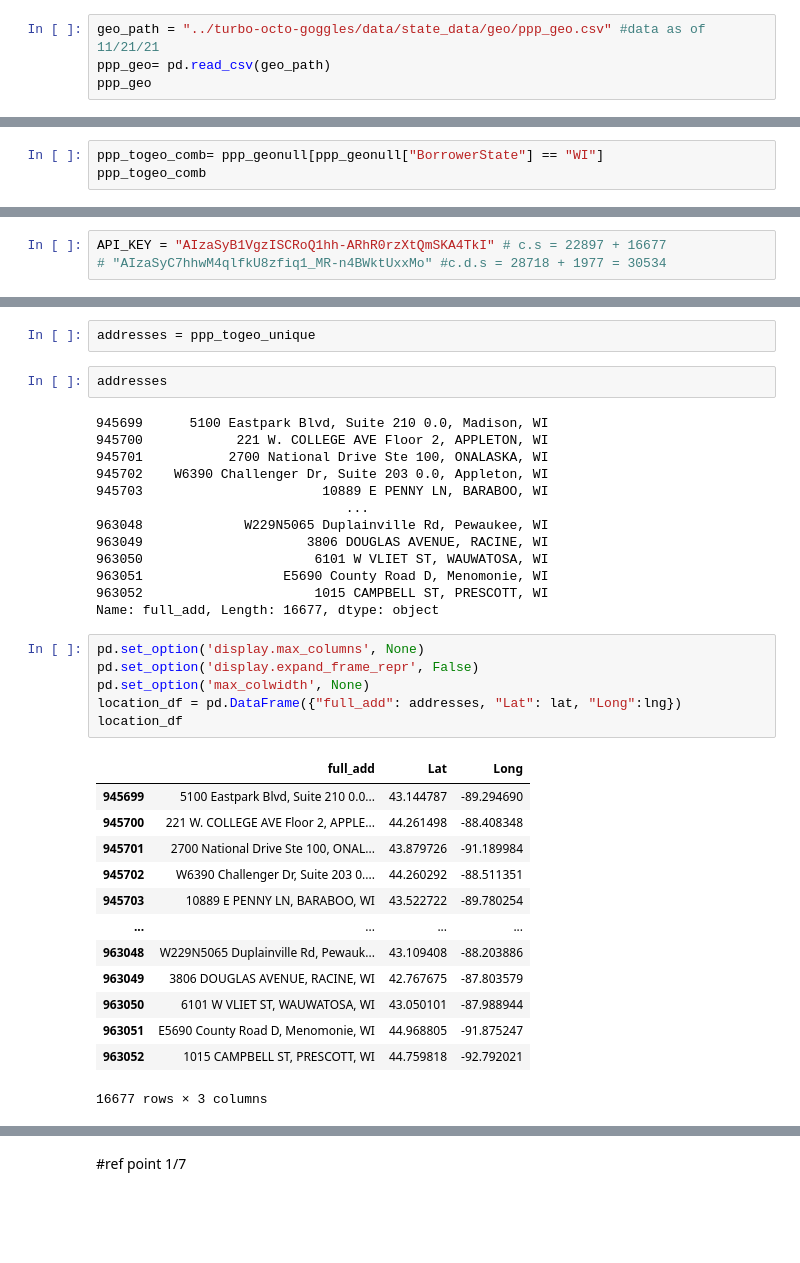
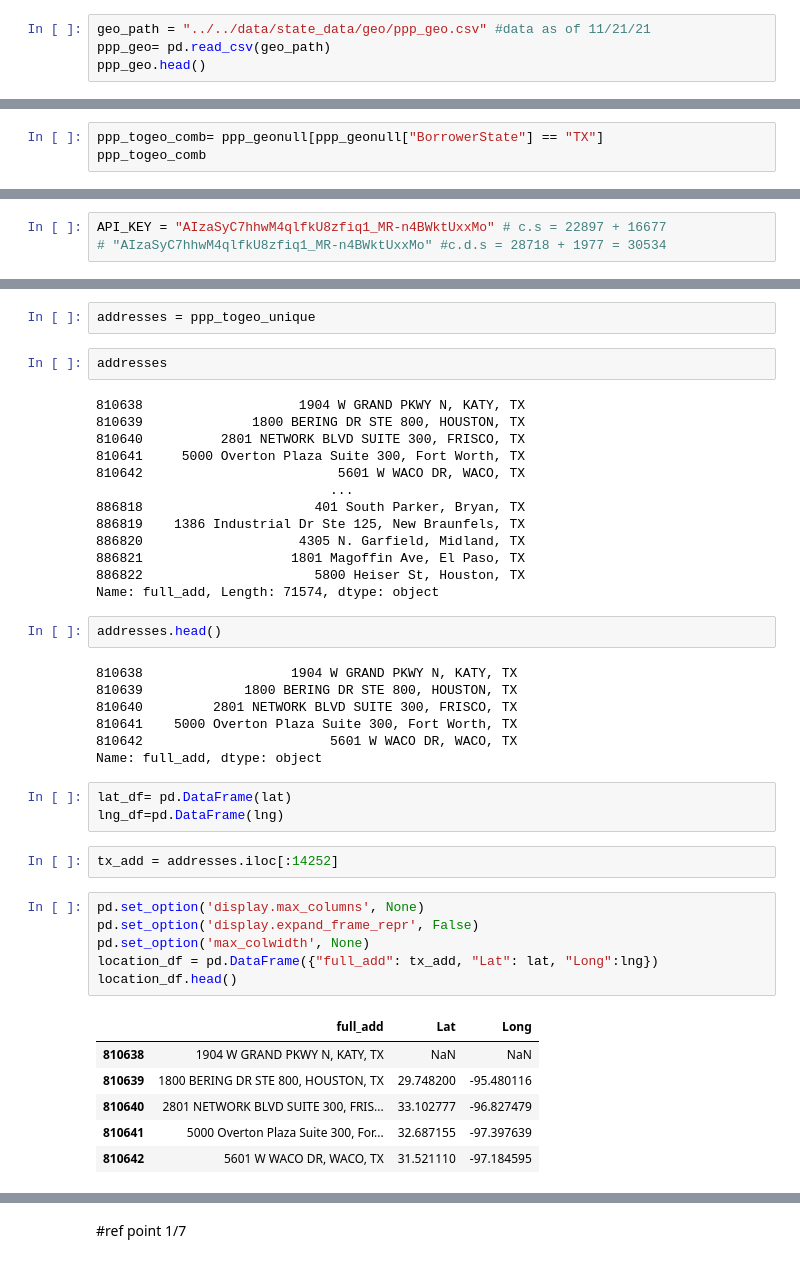
Before and after one commit to cspence001/mapdata_finalization_notebooks, a Jupyter notebook: reimagined-engine1/main_label_geo.ipynb, the cells around one changed output, grey strips where cells are left out. Saved outputs shown, nothing was run; the diff lists cells and outputs as text; blank space fills up the shorter version.

```diff
--- a/reimagined-engine1/main_label_geo.ipynb
+++ b/reimagined-engine1/main_label_geo.ipynb
@@ -6,7 +6,7 @@ from tqdm.notebook import tqdm
 # %% [markdown]
 <b>Merge Pipe to Current Geo
 # %%
-geo_path = "../turbo-octo-goggles/data/state_data/geo/ppp_geo.csv" #data as of 11/21/21
+geo_path = "../../data/state_data/geo/ppp_geo.csv" #data as of 11/21/21
 ppp_geo= pd.read_csv(geo_path)
-ppp_geo
+ppp_geo.head()
 # %% [output]
@@ -61,6 +53,6 @@ Name: BorrowerState, dtype: int64
 # %% [markdown]
 <h4> Process by State
 # %%
-ppp_togeo_comb= ppp_geonull[ppp_geonull["BorrowerState"] == "WI"]
+ppp_togeo_comb= ppp_geonull[ppp_geonull["BorrowerState"] == "TX"]
 ppp_togeo_comb
 # %% [output]
@@ -98,7 +90,7 @@ Name: full_add, Length: 16677, dtype: object
 # %% [markdown]
 Google Geocoding API
 # %%
-API_KEY = "AIzaSyB1VgzISCRoQ1hh-ARhR0rzXtQmSKA4TkI" # c.s = 22897 + 16677
+API_KEY = "AIzaSyC7hhwM4qlfkU8zfiq1_MR-n4BWktUxxMo" # c.s = 22897 + 16677
 # "AIzaSyC7hhwM4qlfkU8zfiq1_MR-n4BWktUxxMo" #c.d.s = 28718 + 1977 = 30534
 # %%
 params = {
@@ -140,38 +148,45 @@ addresses = ppp_togeo_unique
 # %%
 addresses
 # %% [output]
-945699      5100 Eastpark Blvd, Suite 210 0.0, Madison, WI
-945700            221 W. COLLEGE AVE Floor 2, APPLETON, WI
-945701           2700 National Drive Ste 100, ONALASKA, WI
-945702    W6390 Challenger Dr, Suite 203 0.0, Appleton, WI
-945703                       10889 E PENNY LN, BARABOO, WI
-                                ...
-963048             W229N5065 Duplainville Rd, Pewaukee, WI
-963049                     3806 DOUGLAS AVENUE, RACINE, WI
-963050                      6101 W VLIET ST, WAUWATOSA, WI
-963051                  E5690 County Road D, Menomonie, WI
-963052                      1015 CAMPBELL ST, PRESCOTT, WI
-Name: full_add, Length: 16677, dtype: object
+810638                    1904 W GRAND PKWY N, KATY, TX
+810639              1800 BERING DR STE 800, HOUSTON, TX
+810640          2801 NETWORK BLVD SUITE 300, FRISCO, TX
+810641     5000 Overton Plaza Suite 300, Fort Worth, TX
+810642                         5601 W WACO DR, WACO, TX
+                              ...
+886818                      401 South Parker, Bryan, TX
+886819    1386 Industrial Dr Ste 125, New Braunfels, TX
+886820                    4305 N. Garfield, Midland, TX
+886821                   1801 Magoffin Ave, El Paso, TX
+886822                      5800 Heiser St, Houston, TX
+Name: full_add, Length: 71574, dtype: object
+# %%
+addresses.head()
+# %% [output]
+810638                   1904 W GRAND PKWY N, KATY, TX
+810639             1800 BERING DR STE 800, HOUSTON, TX
+810640         2801 NETWORK BLVD SUITE 300, FRISCO, TX
+810641    5000 Overton Plaza Suite 300, Fort Worth, TX
+810642                        5601 W WACO DR, WACO, TX
+Name: full_add, dtype: object
+# %%
+lat_df= pd.DataFrame(lat)
+lng_df=pd.DataFrame(lng)
+# %%
+tx_add = addresses.iloc[:14252]
 # %%
 pd.set_option('display.max_columns', None)
 pd.set_option('display.expand_frame_repr', False)
 pd.set_option('max_colwidth', None)
-location_df = pd.DataFrame({"full_add": addresses, "Lat": lat, "Long":lng})
-location_df
+location_df = pd.DataFrame({"full_add": tx_add, "Lat": lat, "Long":lng})
+location_df.head()
 # %% [output]
 |  | full_add | Lat | Long |
-| 945699 | 5100 Eastpark Blvd, Suite 210 0.0... | 43.144787 | -89.294690 |
-| 945700 | 221 W. COLLEGE AVE Floor 2, APPLE... | 44.261498 | -88.408348 |
-| 945701 | 2700 National Drive Ste 100, ONAL... | 43.879726 | -91.189984 |
-| 945702 | W6390 Challenger Dr, Suite 203 0.... | 44.260292 | -88.511351 |
-| 945703 | 10889 E PENNY LN, BARABOO, WI | 43.522722 | -89.780254 |
-| ... | ... | ... | ... |
-| 963048 | W229N5065 Duplainville Rd, Pewauk... | 43.109408 | -88.203886 |
-| 963049 | 3806 DOUGLAS AVENUE, RACINE, WI | 42.767675 | -87.803579 |
-| 963050 | 6101 W VLIET ST, WAUWATOSA, WI | 43.050101 | -87.988944 |
-| 963051 | E5690 County Road D, Menomonie, WI | 44.968805 | -91.875247 |
-| 963052 | 1015 CAMPBELL ST, PRESCOTT, WI | 44.759818 | -92.792021 |
+| 810638 | 1904 W GRAND PKWY N, KATY, TX | NaN | NaN |
+| 810639 | 1800 BERING DR STE 800, HOUSTON, TX | 29.748200 | -95.480116 |
+| 810640 | 2801 NETWORK BLVD SUITE 300, FRIS... | 33.102777 | -96.827479 |
+| 810641 | 5000 Overton Plaza Suite 300, For... | 32.687155 | -97.397639 |
+| 810642 | 5601 W WACO DR, WACO, TX | 31.521110 | -97.184595 |
-16677 rows × 3 columns
 # %%
 location_null = location_df.loc[location_df["Lat"].isnull()]
 location_null.count()
```
Also changed, not shown: parts of 19 cells of this notebook, 4 other files.
